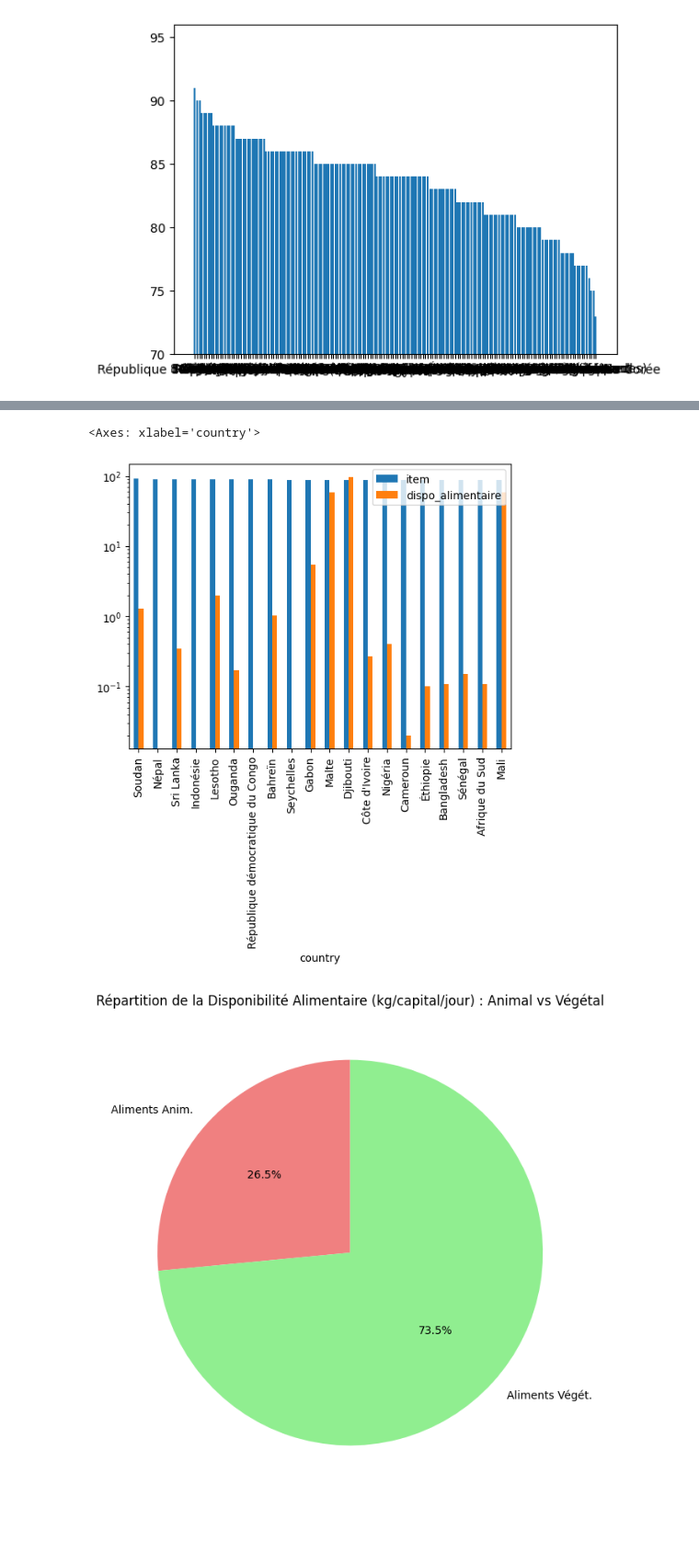
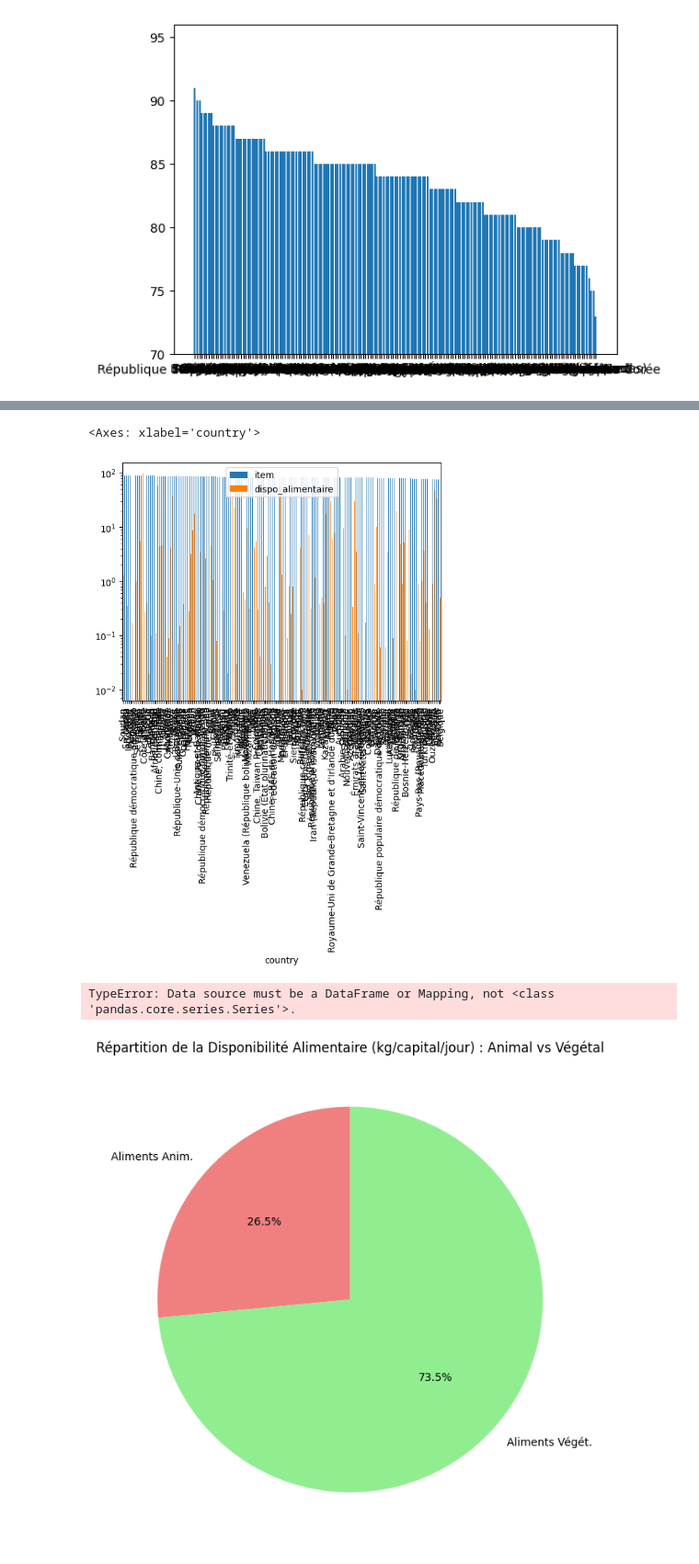
Before and after one commit to Melobgn/Brief-pandas-SEM, a Jupyter notebook: dataframes.ipynb, the cells around one changed output, grey strips where cells are left out. Shown at 92% size. Drawn from its saved outputs; the diff is of its cells as text; code cells hidden in the pictures; blank space fills up the shorter version.

```diff
--- a/dataframes.ipynb
+++ b/dataframes.ipynb
@@ -461,10 +473,23 @@ plt.show()
 # %%
 diversite_df['dispo_alimentaire'] = df['food_supply_quantity_(kg/capital/day)']
 
-diversite_df.head(20).plot(kind='bar', x='country', logy=True)
+diversite_df.plot(kind='bar', x='country', logy=True)
 # %% [output]
 <Axes: xlabel='country'>
-[figure, old version]
+[figure, new version]
+# %%
+diversite_df_top_bottom = pd.concat([diversite_df.head(10), diversite_df.tail(10)])
+diversite_df_top_bottom = df['food_supply_quantity_(kg/capital/day)']
+# Création du graphique avec des couleurs différentes
+colors = sns.color_palette('pastel') + sns.color_palette('dark', n_colors=10)
+sns.barplot(x='country', y='item', data=diversite_df_top_bottom, palette=colors)
+plt.yscale('log')  # Utiliser une échelle logarithmique pour la visibilité des différences
+
+# Rotation des noms d'axes x
+plt.xticks(rotation=90)
+plt.show()
+# %% [output]
+TypeError: Data source must be a DataFrame or Mapping, not <class 'pandas.core.series.Series'>.
 # %%
 # Supposons que df soit votre DataFrame
 # Assurez-vous d'avoir les colonnes 'type' et 'food_supply_quantity_(kg/capital/day)'
```
Also changed, not shown: parts of 5 cells of this notebook, 4 other files.
